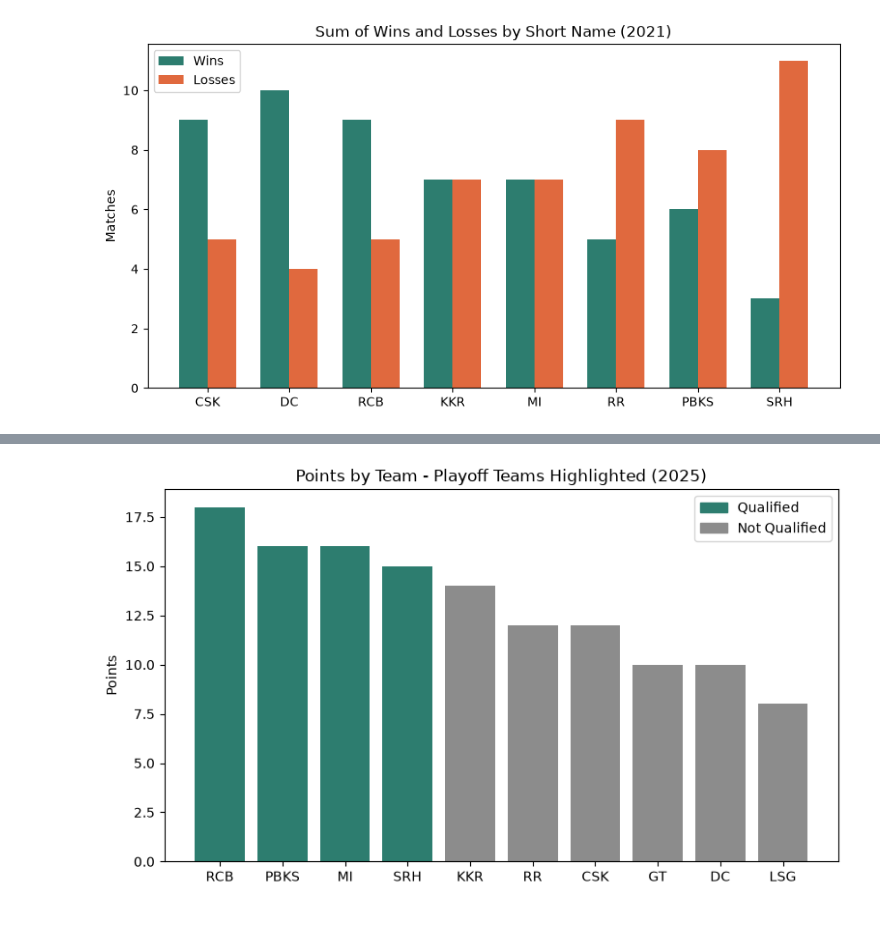
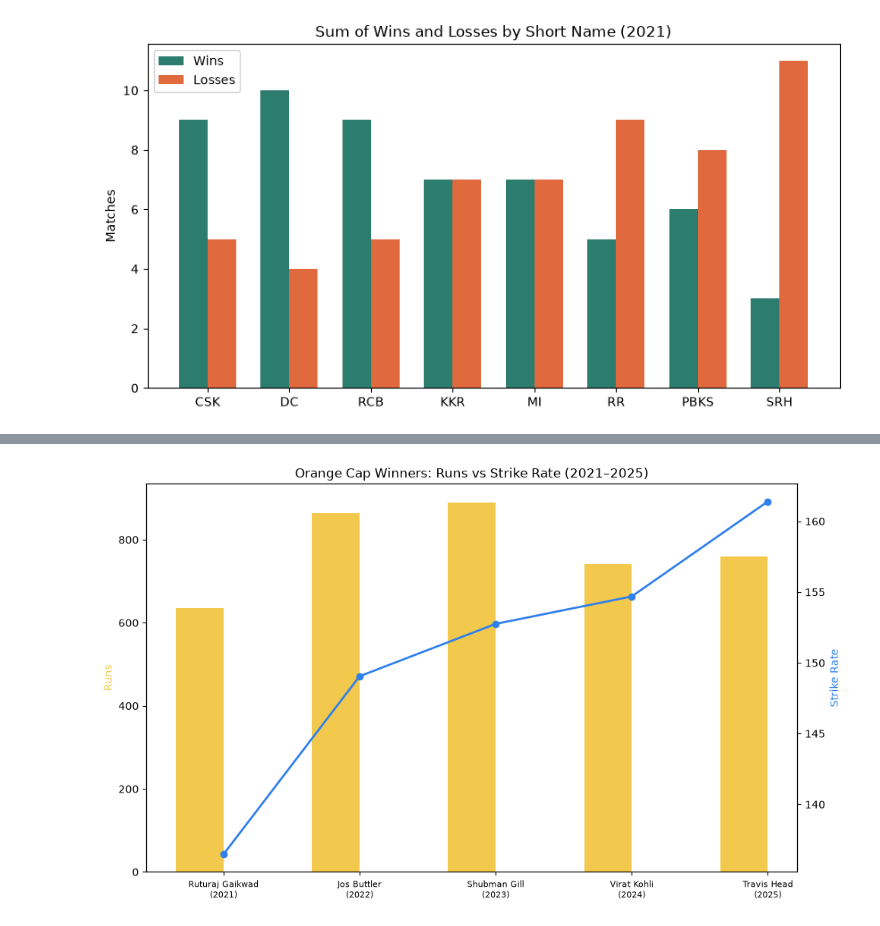
Before and after one commit to TejShah804/IPL-Dashboard-2021-2025-, a Jupyter notebook: IPL Dashboard/analysis.ipynb, the cells around one changed output, grey strips where cells are left out. Drawn from its saved outputs; the diff is of its cells as text; code cells hidden in the pictures.

```diff
--- a/IPL Dashboard/analysis.ipynb
+++ b/IPL Dashboard/analysis.ipynb
@@ -200,22 +188,22 @@ plt.show()
-# %%
-year = 2025   # change this and re-run
-
-playoff_data = team_perf[team_perf['Year'] == year][['Short Name', 'Points', 'Qualified for Playoffs']]
-playoff_data = playoff_data.sort_values('Points', ascending=False)
-
-colors = ['#2d7d6f' if q == 'Yes' else '#8c8c8c' for q in playoff_data['Qualified for Playoffs']]
-
-plt.figure(figsize=(9, 5))
-bars = plt.bar(playoff_data['Short Name'], playoff_data['Points'], color=colors)
-plt.title(f"Points by Team - Playoff Teams Highlighted ({year})")
-plt.ylabel("Points")
-
-# legend
-import matplotlib.patches as mpatches
-green_patch = mpatches.Patch(color='#2d7d6f', label='Qualified')
-gray_patch = mpatches.Patch(color='#8c8c8c', label='Not Qualified')
-plt.legend(handles=[green_patch, gray_patch])
-
-plt.show()
-# %% [output]
-[figure, removed]
+# %%
+import numpy as np
+
+fig, ax1 = plt.subplots(figsize=(10, 6))
+
+x = np.arange(len(orange_cap))
+width = 0.35
+
+bars1 = ax1.bar(x - width/2, orange_cap['Runs'], width, label='Runs', color='#f2c94c')
+ax1.set_ylabel('Runs', color='#f2c94c')
+ax1.set_xticks(x)
+ax1.set_xticklabels(orange_cap['Player'] + '\n(' + orange_cap['Year'].astype(str) + ')', rotation=0, fontsize=8)
+
+ax2 = ax1.twinx()
+bars2 = ax2.plot(x, orange_cap['Strike Rate'], color='#2f80ed', marker='o', linewidth=2, label='Strike Rate')
+ax2.set_ylabel('Strike Rate', color='#2f80ed')
+
+plt.title("Orange Cap Winners: Runs vs Strike Rate (2021–2025)")
+fig.tight_layout()
+plt.show()
+# %% [output]
+[figure, added]
```
Also changed, not shown: parts of 6 cells of this notebook, 8 other files.
